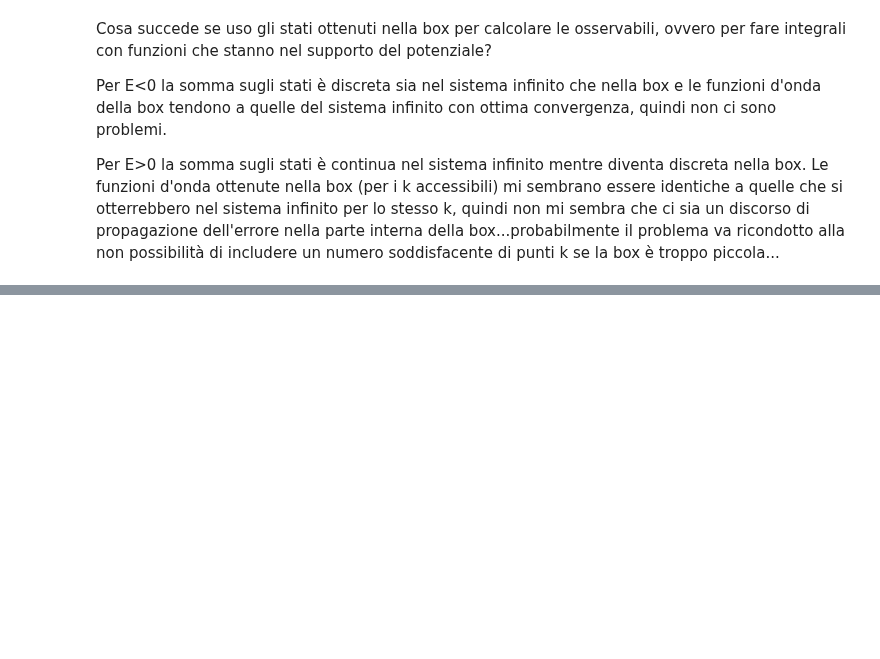
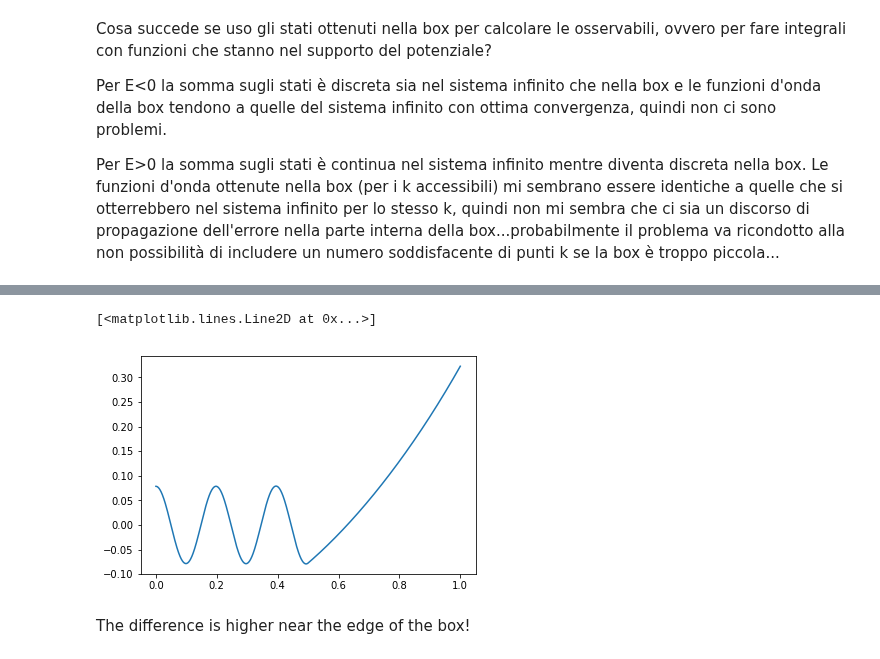
Before and after one commit to luigigenovese/KPM-nb, a Jupyter notebook: POLARIZABILITY/Potential_well_(infinite_domain_vs_finite_box).ipynb, the cells around one changed output, grey strips where cells are left out. Drawn from its saved outputs; the diff is of its cells as text; code cells hidden in the pictures; blank space fills up the shorter version.

```diff
--- a/POLARIZABILITY/Potential_well_(infinite_domain_vs_finite_box).ipynb
+++ b/POLARIZABILITY/Potential_well_(infinite_domain_vs_finite_box).ipynb
@@ -451,0 +519,32 @@ Per E>0 la somma sugli stati è continua nel sistema infinito mentre diventa dis
+# %%
+level = 5
+
+# found the allowed values of mu for each value of L
+muMax = np.sqrt(2.0*V0)
+mu = np.linspace(muMax,0,1000)
+muL = []
+psiL = []
+for l in L:
+    mu_zeroes = []
+    s = np.sign(f_sym(mu))
+    for i in range(len(s)-1):
+        if s[i]+s[i+1] == 0:
+            zero = optimize.brentq(f_sym, mu[i], mu[i+1])
+            mu_zeroes.append(zero)
+    # cut the spurious solutions
+    mu_zeroes = [mu_zeroes[i] for i in range(0,len(mu_zeroes),2)]
+    muL.append(mu_zeroes)
+
+#build the wave function for each value of L
+x = np.linspace(0,L[0],1000)
+for i,l in enumerate(L):
+    psival = [psi(muL[i][level],val) for val in x]
+    psiL.append(psival)
+
+diffe = np.array(psiL[1])-np.array(psiL[0])
+plt.plot(x,diffe)
+# %% [output]
+[<matplotlib.lines.Line2D at 0x...>]
+[figure, added]
+# %% [markdown]
+The difference is higher near the edge of the box!
```
Also changed, not shown: parts of 13 cells of this notebook.
